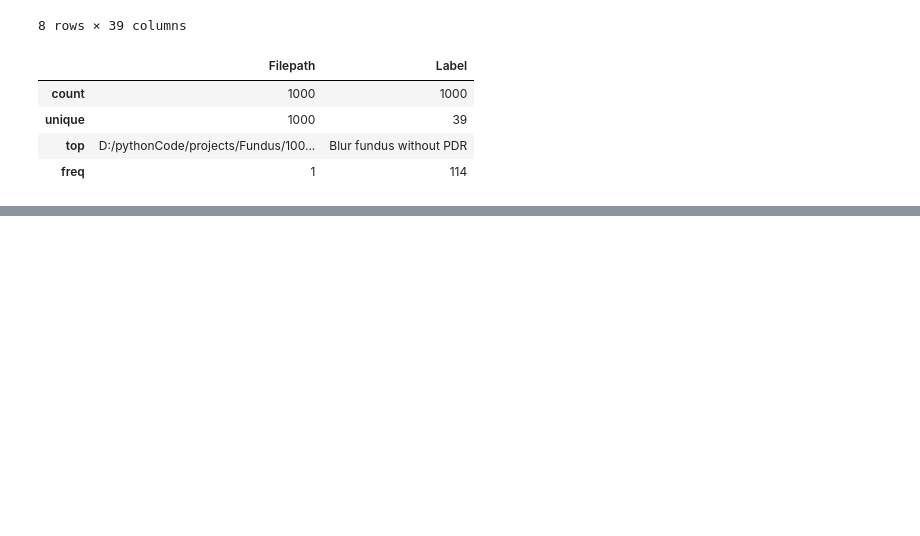
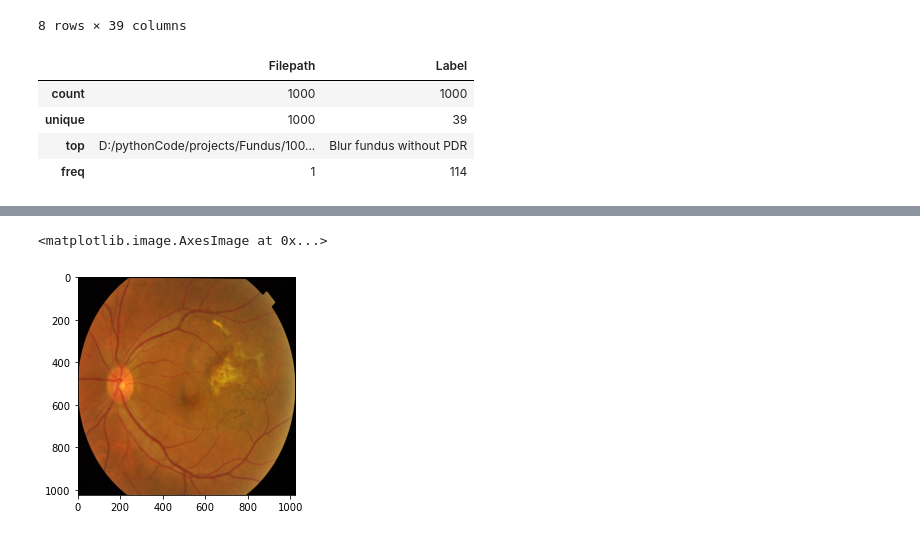
Before and after one commit to charcode123/Fundus-image-up-sampling, a Jupyter notebook: Datapreprocessing.ipynb, the cells around one changed output, grey strips where cells are left out. Cells and saved outputs as stored; diff of their text form; code cells hidden in the pictures; blank space fills up the shorter version.

```diff
--- a/Datapreprocessing.ipynb
+++ b/Datapreprocessing.ipynb
@@ -173,3 +170,5 @@ for i in range(len(data)):
     im=cv2.resize(im,[1024,1024])
     im=im.astype(np.float32)/255.0
     data['Filepath'][i]=im
+# %%
+data.rename(columns={'Filepath':'Image'},inplace=True)
@@ -175,0 +184,5 @@ for i in range(len(data)):
+# %%
+plt.imshow(data['Image'][0])
+# %% [output]
+<matplotlib.image.AxesImage at 0x...>
+[figure, added]
```
Also changed, not shown: parts of 4 cells of this notebook, 1 other file.
